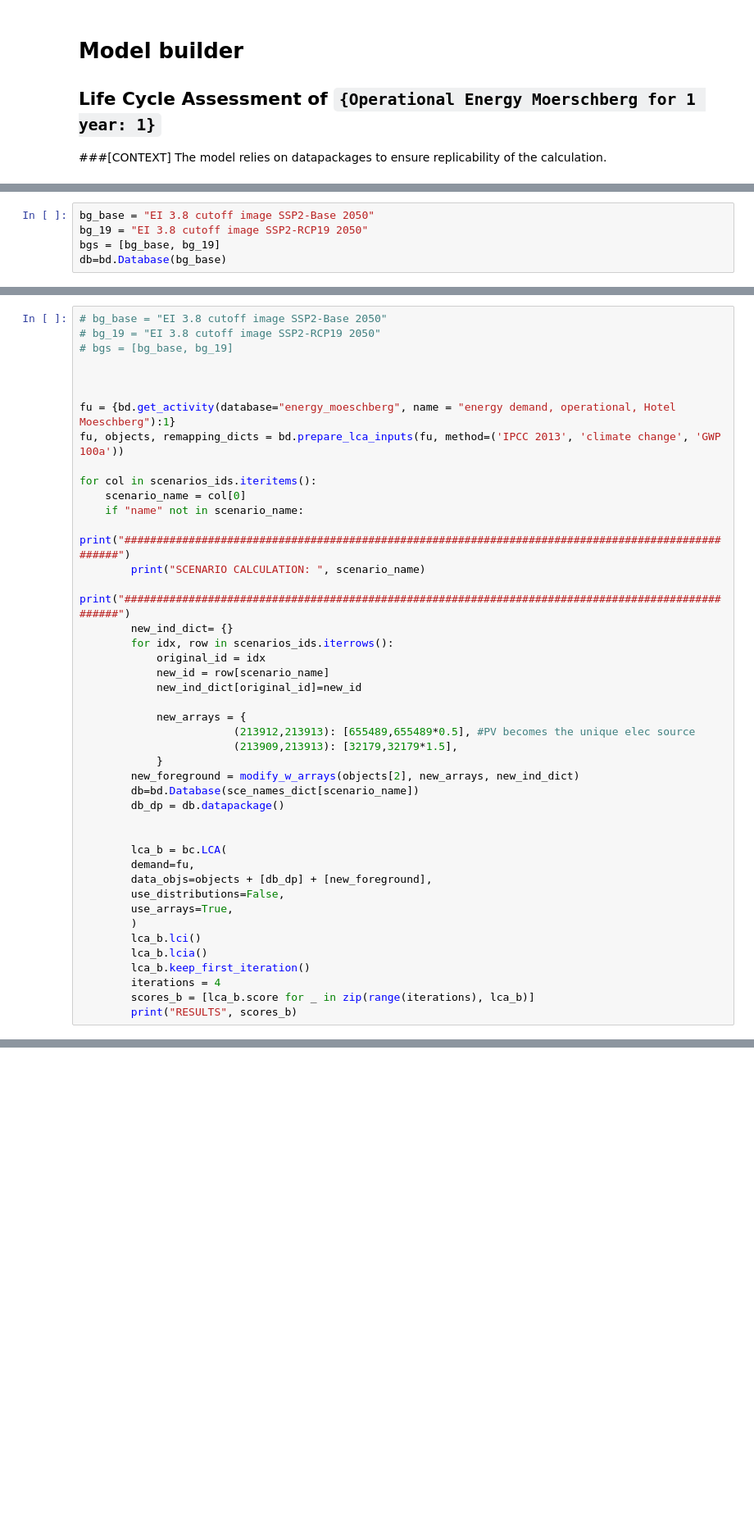
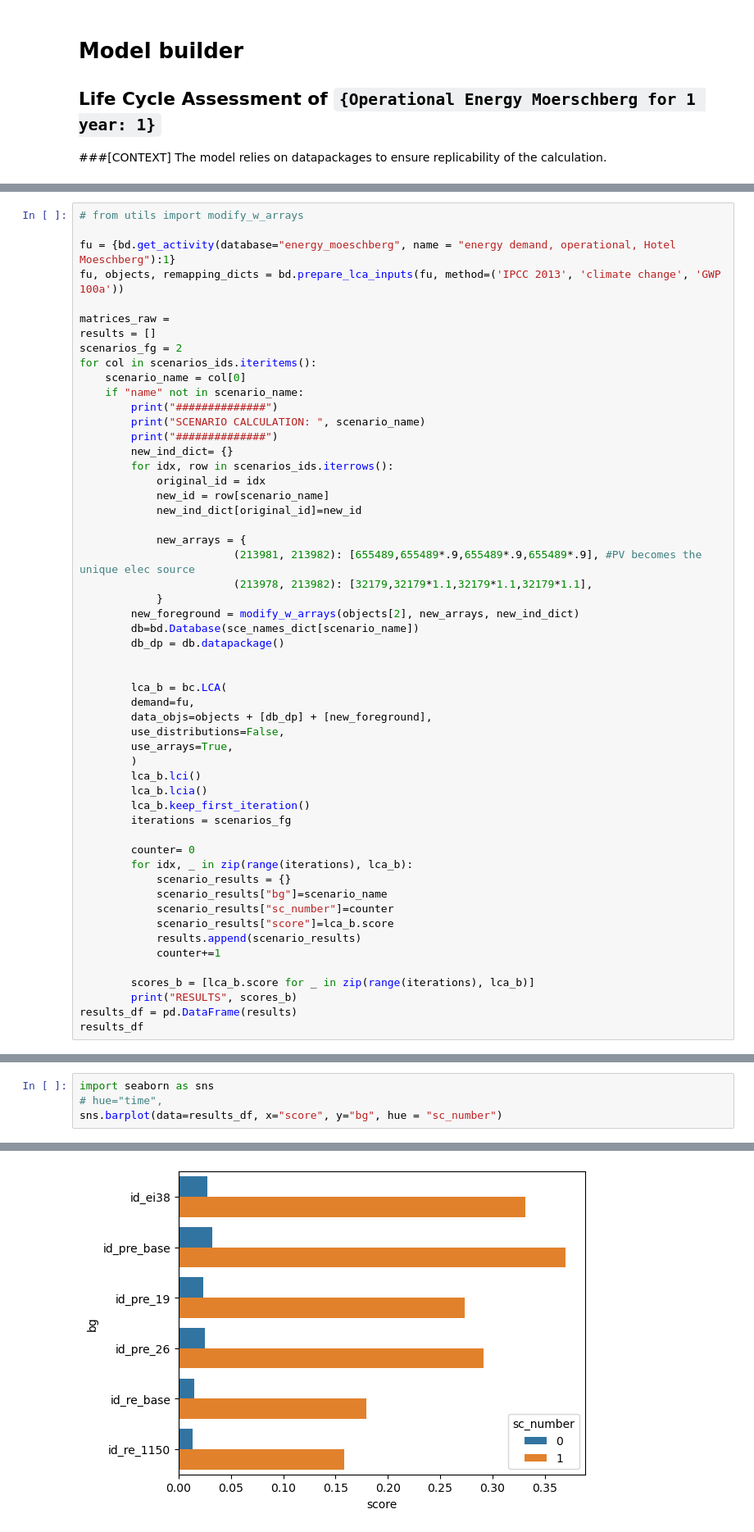
Before and after one commit to tyrael147/moeschpond, a Jupyter notebook: LCA_foreground.ipynb, the cells around one changed output, grey strips where cells are left out. Shown at 82% size. Cells and saved outputs as stored; diff of their text form; blank space fills up the shorter version.

```diff
--- a/LCA_foreground.ipynb
+++ b/LCA_foreground.ipynb
@@ -285,5 +146,0 @@ mapping_act
-# %%
-bg_base = "EI 3.8 cutoff image SSP2-Base 2050"
-bg_19 = "EI 3.8 cutoff image SSP2-RCP19 2050"
-bgs = [bg_base, bg_19]
-db=bd.Database(bg_base)
@@ -353,19 +238,18 @@ new_ind_dict
 # %%
-# bg_base = "EI 3.8 cutoff image SSP2-Base 2050"
-# bg_19 = "EI 3.8 cutoff image SSP2-RCP19 2050"
-# bgs = [bg_base, bg_19]
-
-
+# from utils import modify_w_arrays
 
 fu = {bd.get_activity(database="energy_moeschberg", name = "energy demand, operational, Hotel Moeschberg"):1}
 fu, objects, remapping_dicts = bd.prepare_lca_inputs(fu, method=('IPCC 2013', 'climate change', 'GWP 100a'))
 
+matrices_raw =
+results = []
+scenarios_fg = 2
 for col in scenarios_ids.iteritems():
     scenario_name = col[0]
     if "name" not in scenario_name:
-        print("###################################################################################################")
+        print("##############")
         print("SCENARIO CALCULATION: ", scenario_name)
-        print("###################################################################################################")
+        print("##############")
         new_ind_dict= {}
         for idx, row in scenarios_ids.iterrows():
             original_id = idx
@@ -373,8 +257,8 @@ for col in scenarios_ids.iteritems():
             new_ind_dict[original_id]=new_id
 
             new_arrays = {
-                        (213912,213913): [655489,655489*0.5], #PV becomes the unique elec source
-                        (213909,213913): [32179,32179*1.5],
+                        (213981, 213982): [655489,655489*.9,655489*.9,655489*.9], #PV becomes the unique elec source
+                        (213978, 213982): [32179,32179*1.1,32179*1.1,32179*1.1],
             }
         new_foreground = modify_w_arrays(objects[2], new_arrays, new_ind_dict)
         db=bd.Database(sce_names_dict[scenario_name])
@@ -390,7 +274,19 @@ for col in scenarios_ids.iteritems():
         lca_b.lci()
         lca_b.lcia()
         lca_b.keep_first_iteration()
-        iterations = 4
+        iterations = scenarios_fg
+
+        counter= 0
+        for idx, _ in zip(range(iterations), lca_b):
+            scenario_results = {}
+            scenario_results["bg"]=scenario_name
+            scenario_results["sc_number"]=counter
+            scenario_results["score"]=lca_b.score
+            results.append(scenario_results)
+            counter+=1
+
         scores_b = [lca_b.score for _ in zip(range(iterations), lca_b)]
         print("RESULTS", scores_b)
+results_df = pd.DataFrame(results)
+results_df
 # %% [output]
@@ -463,0 +325,5 @@ for idx, col in scenarios_ids.iteritems()
+# %%
+import seaborn as sns
+# hue="time",
+sns.barplot(data=results_df, x="score", y="bg", hue = "sc_number")
+# %% [output]
@@ -463,0 +331 @@ for idx, col in scenarios_ids.iteritems()
+[figure, added]
```
Also changed, not shown: parts of 34 cells of this notebook, 3 other files.
